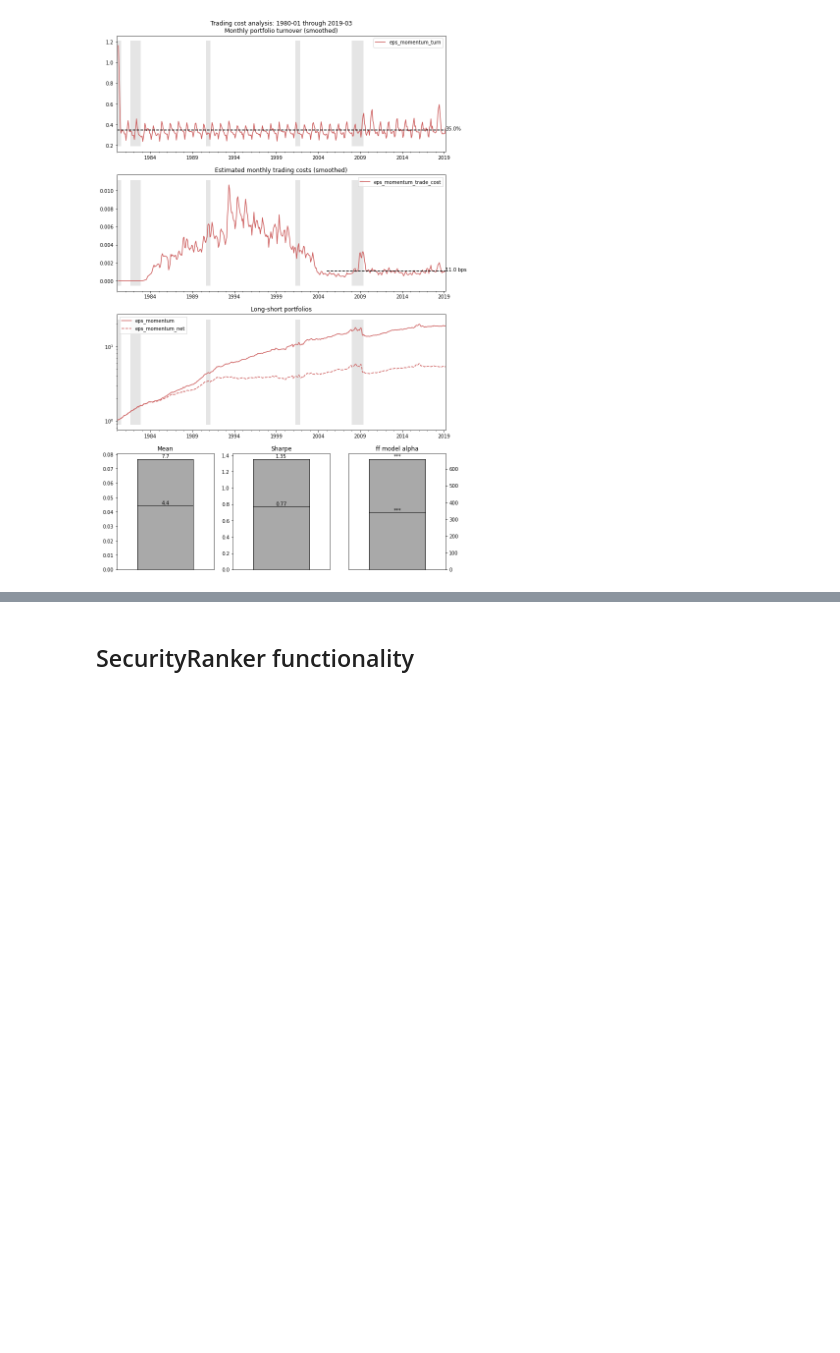
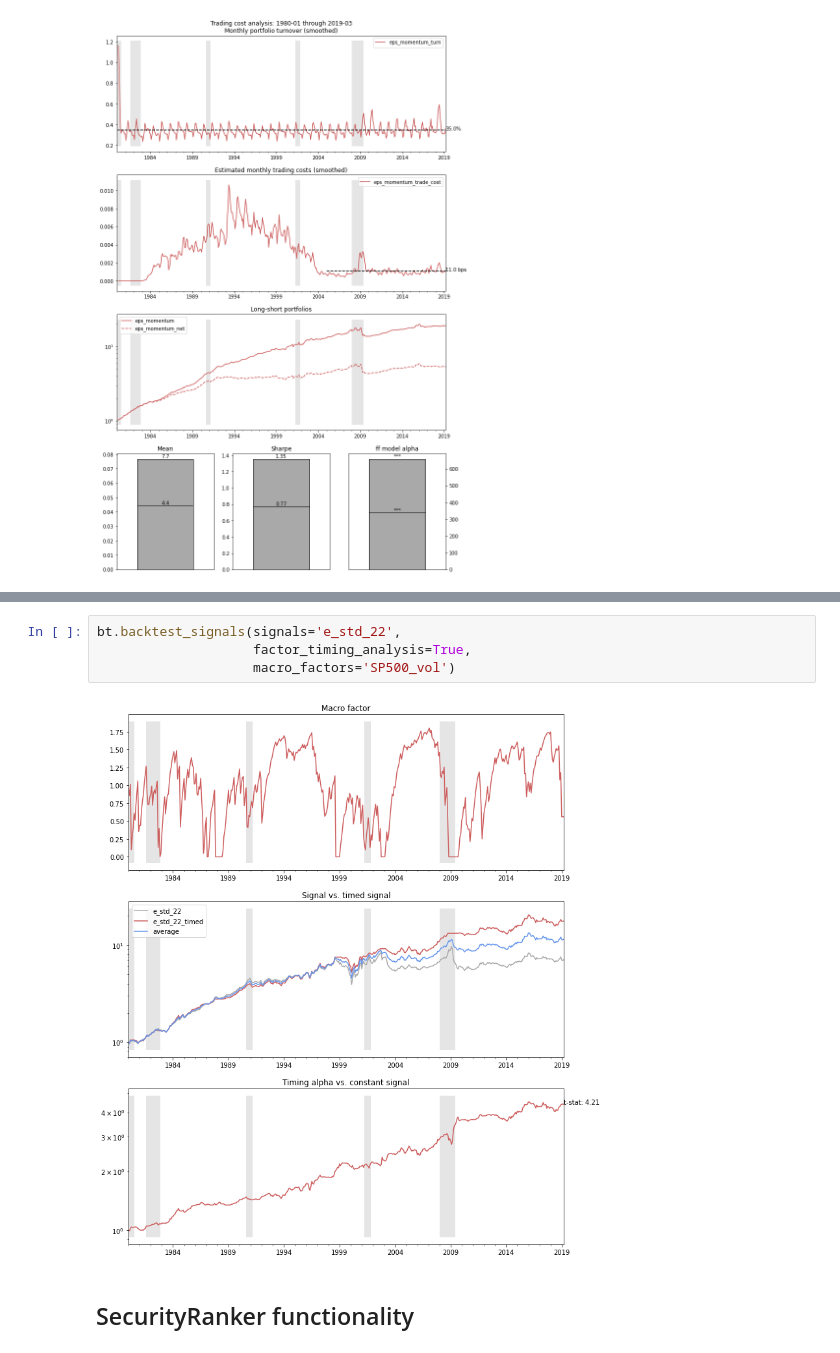
Before and after one commit to johnk1282/equity_research_demo, a Jupyter notebook: demo.ipynb, the cells around one changed output, grey strips where cells are left out. Cells and saved outputs as stored; diff of their text form; blank space fills up the shorter version.

```diff
--- a/demo.ipynb
+++ b/demo.ipynb
@@ -270,3 +273,9 @@ initializing from output model improved_ff_3000
+# %%
+bt.backtest_signals(signals='e_std_22',
+                    factor_timing_analysis=True,
+                    macro_factors='SP500_vol')
+# %% [output]
+[figure, added]
 # %% [markdown]
 ## SecurityRanker functionality
 # %%
```
Also changed, not shown: parts of 24 cells of this notebook, 4 other files.
